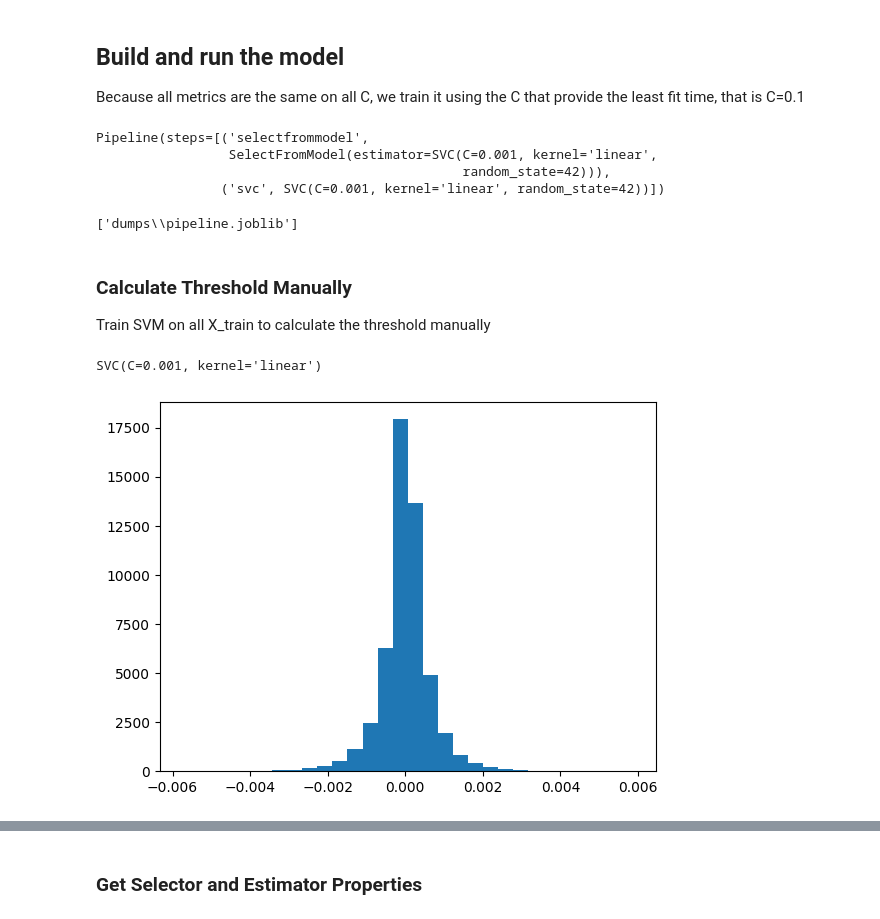
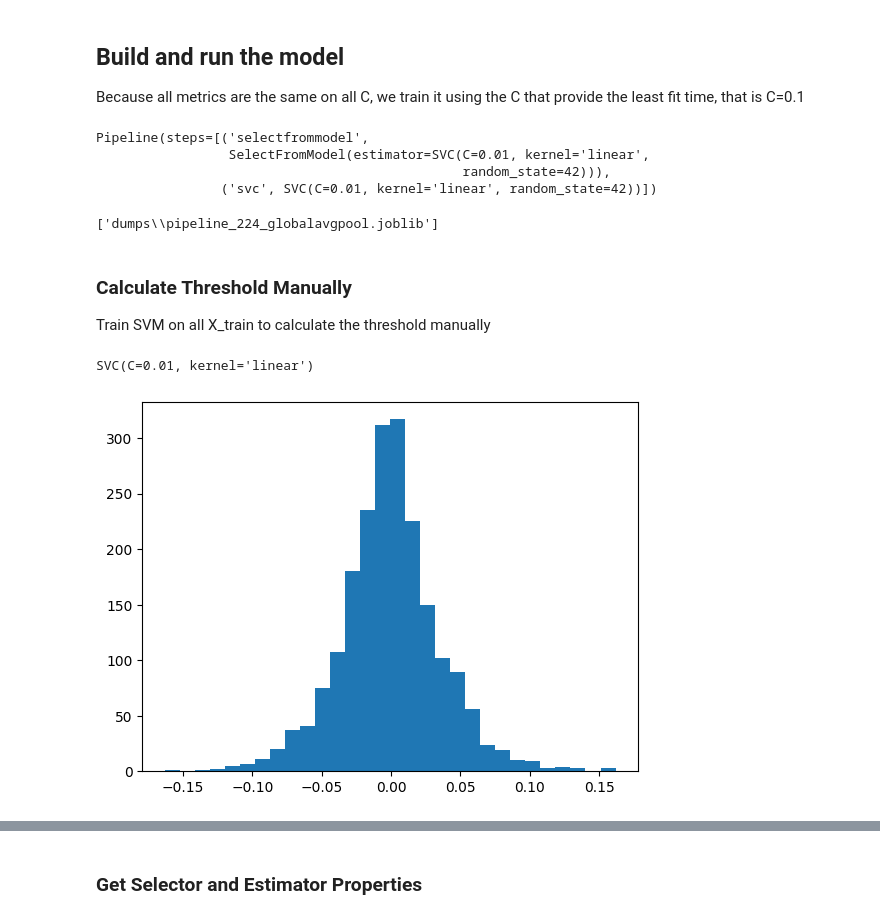
Before and after one commit to zeerafle/oil-palm-stem, a Jupyter notebook: skripsi.ipynb, the cells around one changed output, grey strips where cells are left out. Drawn from its saved outputs; the diff is of its cells as text; code cells hidden in the pictures.

Commit message:
experimented with 224 size and global average pooling

```diff
--- a/skripsi.ipynb
+++ b/skripsi.ipynb
@@ -209,27 +213,27 @@ cv_result_no_fs[['param_C', 'mean_fit_time', 'mean_test_f1', 'mean_test_precisio
 
 Because all metrics are the same on all C, we train it using the C that provide the least fit time, that is C=0.1
 # %%
-best_param_svm = SVC(kernel="linear", C=0.001, random_state=42)
+best_param_svm = SVC(kernel="linear", C=0.01, random_state=42)
 best_selector = SelectFromModel(best_param_svm)
 new_pipeline = make_pipeline(best_selector,
                              best_param_svm)
 new_pipeline.fit(X_train, y_train)
 # %% [output]
 Pipeline(steps=[('selectfrommodel',
-                 SelectFromModel(estimator=SVC(C=0.001, kernel='linear',
+                 SelectFromModel(estimator=SVC(C=0.01, kernel='linear',
                                                random_state=42))),
-                ('svc', SVC(C=0.001, kernel='linear', random_state=42))])
+                ('svc', SVC(C=0.01, kernel='linear', random_state=42))])
 # %%
-joblib.dump(new_pipeline, r'dumps\pipeline.joblib')
+joblib.dump(new_pipeline, r'dumps\pipeline_224_globalavgpool.joblib')
 # %% [output]
-['dumps\\pipeline.joblib']
+['dumps\\pipeline_224_globalavgpool.joblib']
 # %% [markdown]
 ### Calculate Threshold Manually
 
 Train SVM on all X_train to calculate the threshold manually
 # %%
-train_svm = SVC(kernel='linear', C=0.001)
+train_svm = SVC(kernel='linear', C=0.01)
 train_svm.fit(X_train, y_train)
 # %% [output]
-SVC(C=0.001, kernel='linear')
+SVC(C=0.01, kernel='linear')
 # %%
@@ -237,9 +241,9 @@ np.savetxt(r'data\svm_coef.txt', train_svm.coef_, delimiter='\n')
 # %%
-coef = np.loadtxt(r'data\svm_coef.txt')
+coef = np.loadtxt(r'data\svm_coef_224_globalavgpool.txt')
 plt.hist(coef, bins=30)
 plt.show()
 # %% [output]
-[figure, old version]
+[figure, new version]
 # %%
 plt.hist(np.where(np.abs(coef) > np.abs(coef).mean())[0])
 # %% [output]
```
Also changed, not shown: parts of 16 cells of this notebook, 6 other files.
